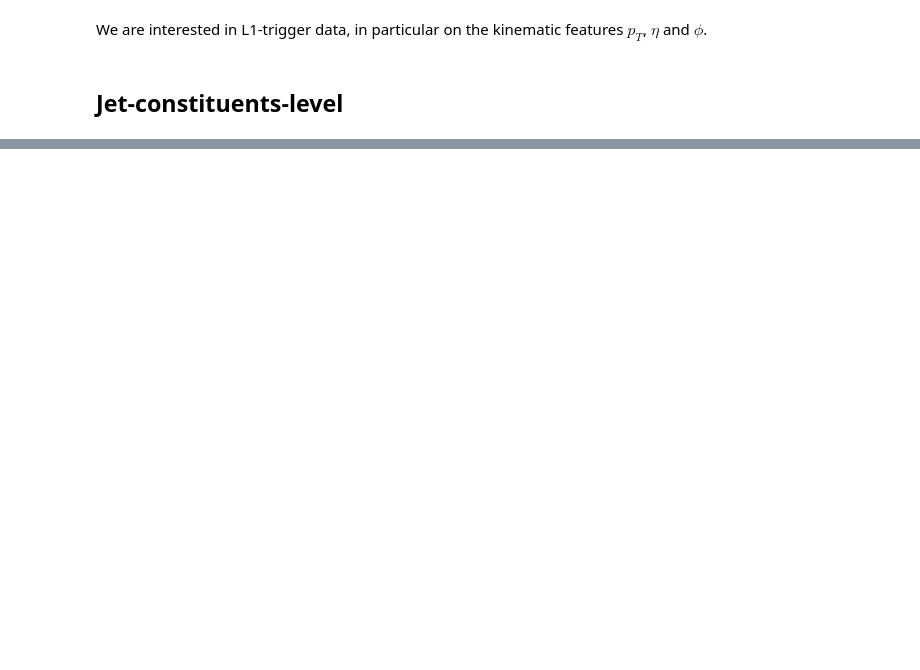
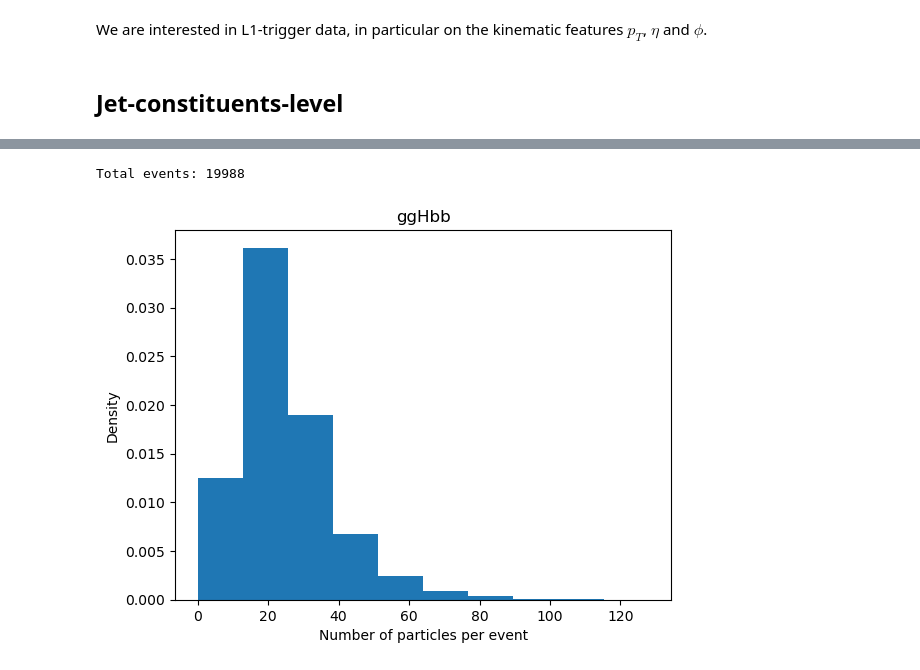
Before and after one commit to Francesco-Proietti/Tokenization-techniques-for-L1-Trigger-data-V3, a Jupyter notebook: notebooks/EDA.ipynb, the cells around one changed output, grey strips where cells are left out. Saved outputs shown, nothing was run; the diff lists cells and outputs as text; code cells hidden in the pictures; blank space fills up the shorter version.

```diff
--- a/notebooks/EDA.ipynb
+++ b/notebooks/EDA.ipynb
@@ -127,0 +202,48 @@ plt.show()
+# %%
+# Initialize train dataset
+dataset = EventPartL1TriggerDataset(
+    parquet_dirs="/run/media/francesco/STORAGE/data_cern_2/Val/ggHbb",
+    max_particles=128,
+    features=["L1T_PUPPIPart_PT",
+            "L1T_PUPPIPart_Eta",
+            "L1T_PUPPIPart_Phi",
+            "L1T_PUPPIPart_PuppiW",
+        ],
+    puppiw_threshold=0.05,
+    preprocessing=False
+)
+
+# Initialize train dataloader
+dataloader = torch.utils.data.DataLoader(
+    dataset,
+    batch_size=32,
+    num_workers=0,
+    pin_memory=True
+)
+# %%
+pt = []
+eta = []
+phi = []
+tot_events = 0
+num_part = []
+
+for x, m in dataloader:
+    pt.extend(x[:, :, 0][m])
+    eta.extend(x[:, :, 1][m])
+    phi.extend(x[:, :, 2][m])
+
+    num_part.extend(m.sum(axis=1))
+
+    tot_events += x.shape[0]
+# %%
+print(f"Total events: {tot_events}")
+# %% [output]
+Total events: 19988
+# %%
+plt.hist(num_part, density=True)
+plt.xlabel("Number of particles per event")
+plt.ylabel("Density")
+plt.title("ggHbb")
+plt.show()
+# %% [output]
+[figure, added]
```
Also changed, not shown: parts of 42 cells of this notebook.
